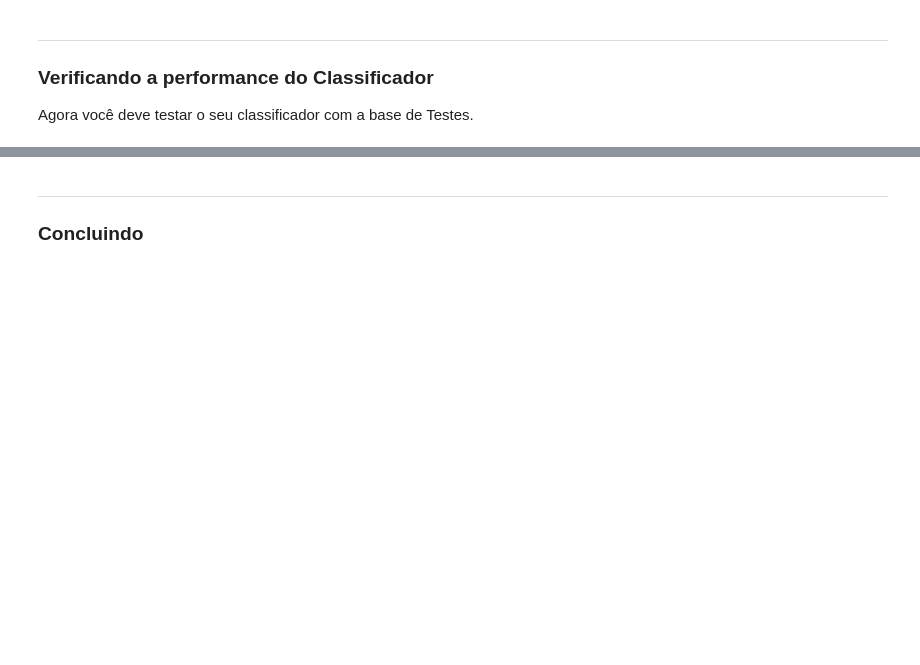
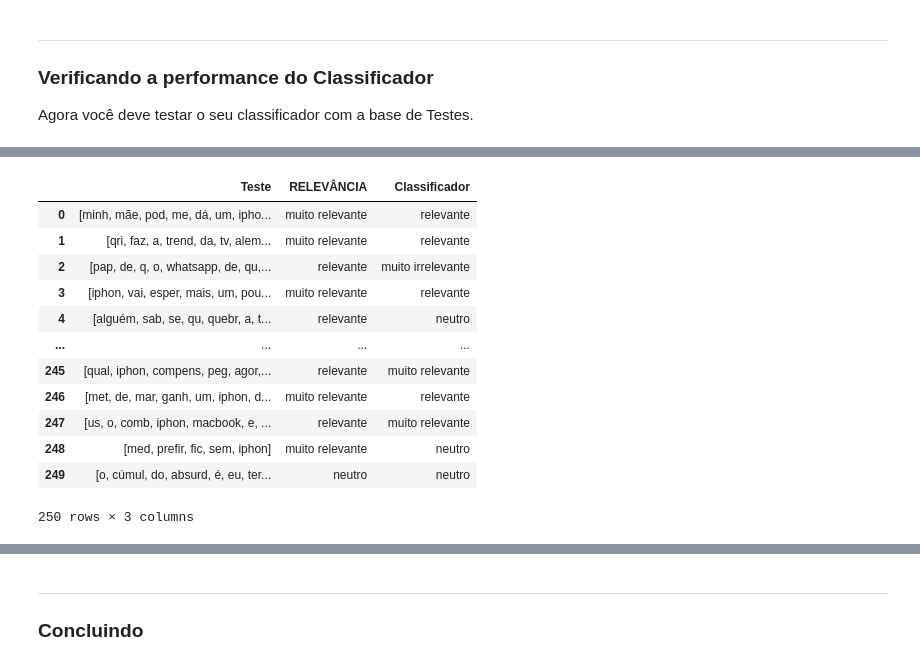
Before and after one commit to G3mha/does-Twitter-like-iPhone, a Jupyter notebook: Projeto1_Layout_Classificador.ipynb, the cells around one changed output, grey strips where cells are left out. Saved outputs shown, nothing was run; the diff lists cells and outputs as text; code cells hidden in the pictures; blank space fills up the shorter version.

```diff
--- a/Projeto1_Layout_Classificador.ipynb
+++ b/Projeto1_Layout_Classificador.ipynb
@@ -236,0 +253,17 @@ classificador(['med', 'prefir', 'fic', 'iphon', 'httpstcoroompbrncj'])
+# %%
+test['Classificador'] = test.Teste.apply(classificador)
+test
+# %% [output]
+|  | Teste | RELEVÂNCIA | Classificador |
+| 0 | [minh, mãe, pod, me, dá, um, ipho... | muito relevante | relevante |
+| 1 | [qri, faz, a, trend, da, tv, alem... | muito relevante | relevante |
+| 2 | [pap, de, q, o, whatsapp, de, qu,... | relevante | muito irrelevante |
+| 3 | [iphon, vai, esper, mais, um, pou... | muito relevante | relevante |
+| 4 | [alguém, sab, se, qu, quebr, a, t... | relevante | neutro |
+| ... | ... | ... | ... |
+| 245 | [qual, iphon, compens, peg, agor,... | relevante | muito relevante |
+| 246 | [met, de, mar, ganh, um, iphon, d... | muito relevante | relevante |
+| 247 | [us, o, comb, iphon, macbook, e, ... | relevante | muito relevante |
+| 248 | [med, prefir, fic, sem, iphon] | muito relevante | neutro |
+| 249 | [o, cúmul, do, absurd, é, eu, ter... | neutro | neutro |
+250 rows × 3 columns
```
Also changed, not shown: parts of 9 cells of this notebook.
